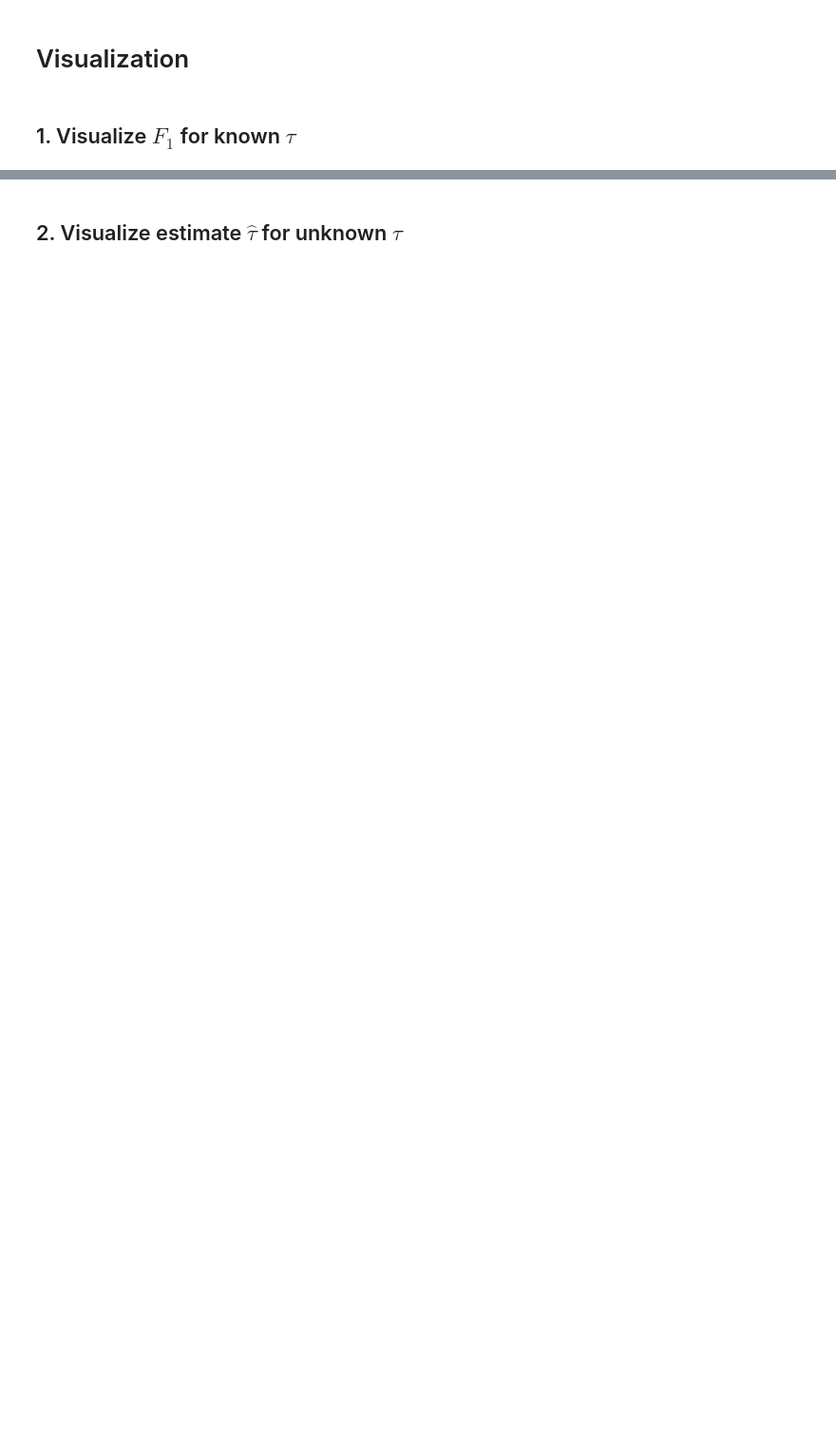
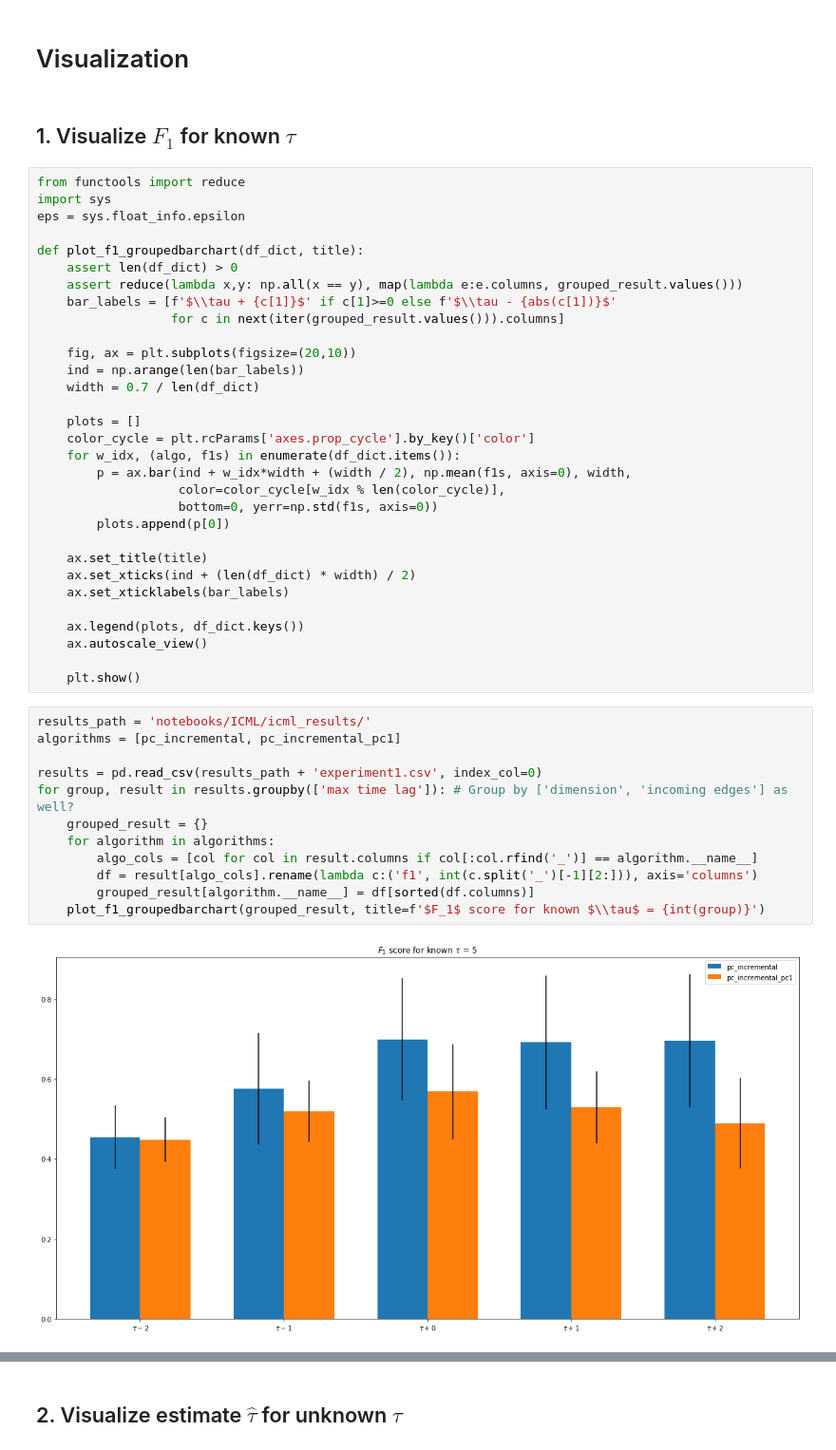
Before and after one commit to danthe96/CIoTS, a Jupyter notebook: notebooks/ICML/ICML Experiments.ipynb, the cells around one changed output, grey strips where cells are left out. Shown at 95% size. Drawn from its saved outputs; the diff is of its cells as text; blank space fills up the shorter version.

```diff
--- a/notebooks/ICML/ICML Experiments.ipynb
+++ b/notebooks/ICML/ICML Experiments.ipynb
@@ -86,3 +98,48 @@ plt.plot()
 # Visualization
 # %% [markdown]
 ## 1. Visualize $F_1$ for known $\tau$
+# %%
+from functools import reduce
+import sys
+eps = sys.float_info.epsilon
+
+def plot_f1_groupedbarchart(df_dict, title):
+    assert len(df_dict) > 0
+    assert reduce(lambda x,y: np.all(x == y), map(lambda e:e.columns, grouped_result.values()))
+    bar_labels = [f'$\\tau + {c[1]}$' if c[1]>=0 else f'$\\tau - {abs(c[1])}$'
+                  for c in next(iter(grouped_result.values())).columns]
+
+    fig, ax = plt.subplots(figsize=(20,10))
+    ind = np.arange(len(bar_labels))
+    width = 0.7 / len(df_dict)
+
+    plots = []
+    color_cycle = plt.rcParams['axes.prop_cycle'].by_key()['color']
+    for w_idx, (algo, f1s) in enumerate(df_dict.items()):
+        p = ax.bar(ind + w_idx*width + (width / 2), np.mean(f1s, axis=0), width,
+                   color=color_cycle[w_idx % len(color_cycle)],
+                   bottom=0, yerr=np.std(f1s, axis=0))
+        plots.append(p[0])
+
+    ax.set_title(title)
+    ax.set_xticks(ind + (len(df_dict) * width) / 2)
+    ax.set_xticklabels(bar_labels)
+
+    ax.legend(plots, df_dict.keys())
+    ax.autoscale_view()
+
+    plt.show()
+# %%
+results_path = 'notebooks/ICML/icml_results/'
+algorithms = [pc_incremental, pc_incremental_pc1]
+
+results = pd.read_csv(results_path + 'experiment1.csv', index_col=0)
+for group, result in results.groupby(['max time lag']): # Group by ['dimension', 'incoming edges'] as well?
+    grouped_result = {}
+    for algorithm in algorithms:
+        algo_cols = [col for col in result.columns if col[:col.rfind('_')] == algorithm.__name__]
+        df = result[algo_cols].rename(lambda c:('f1', int(c.split('_')[-1][2:])), axis='columns')
+        grouped_result[algorithm.__name__] = df[sorted(df.columns)]
+    plot_f1_groupedbarchart(grouped_result, title=f'$F_1$ score for known $\\tau$ = {int(group)}')
+# %% [output]
+[figure, added]
```
Also changed, not shown: parts of 12 cells of this notebook, 3 other files.
